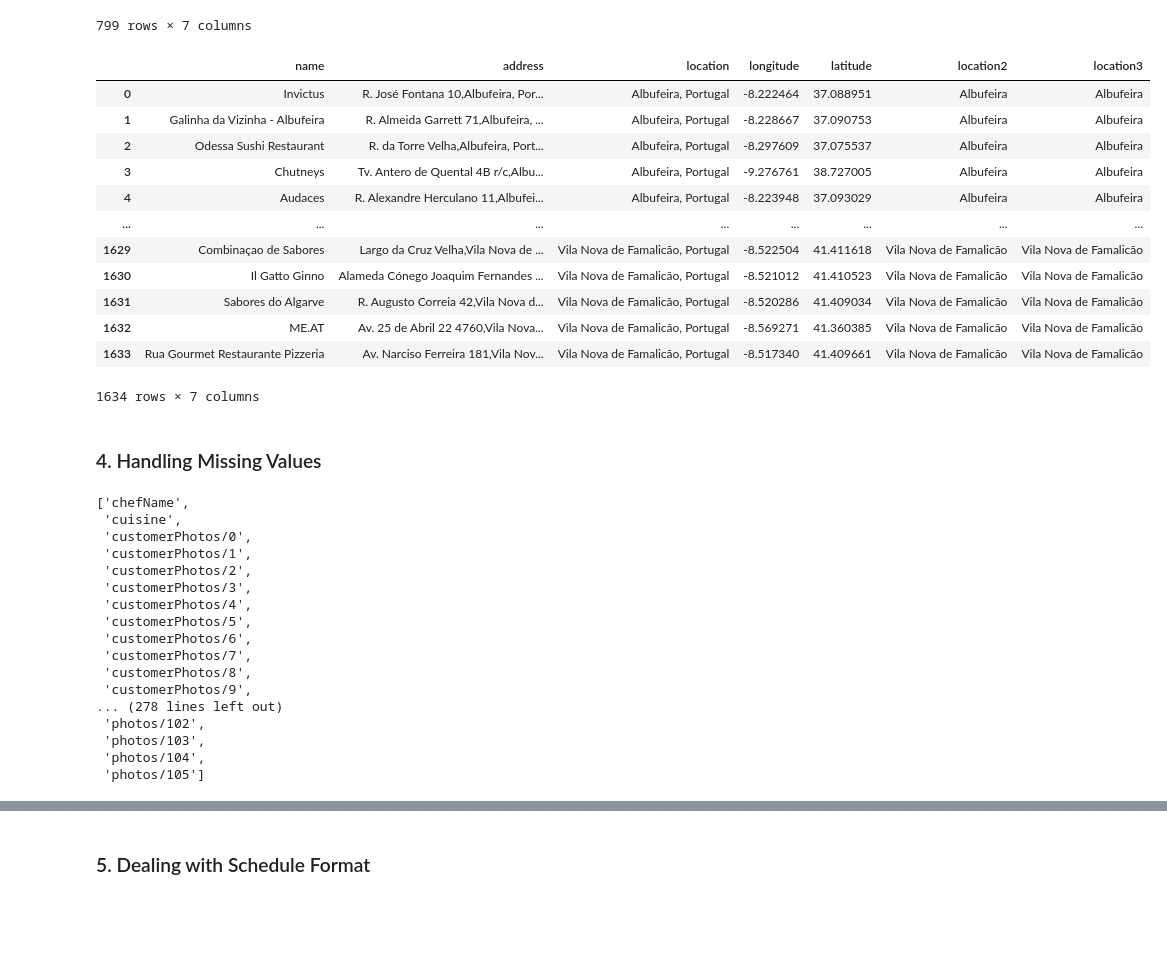
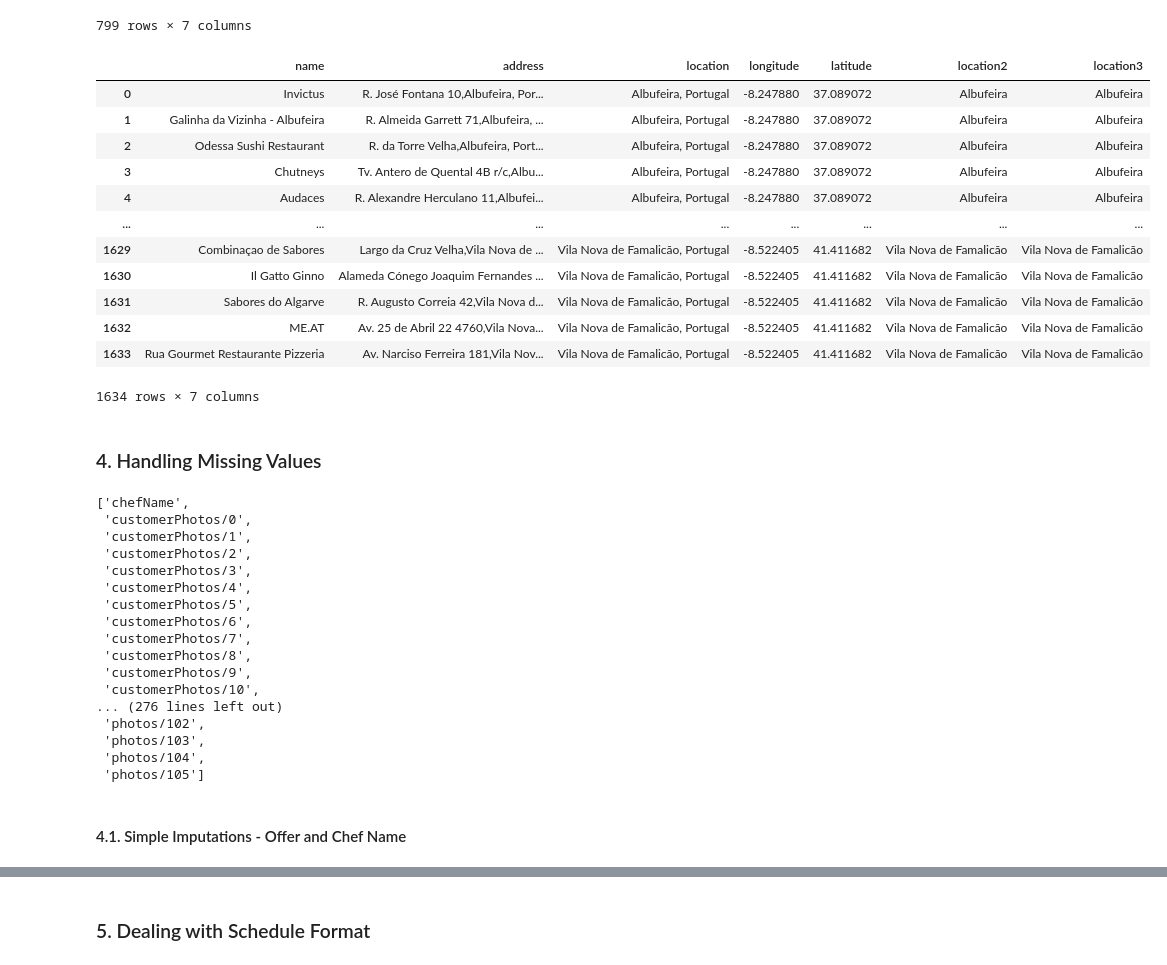
Before and after one commit to shaulleo/FlavourFlix, a Jupyter notebook: EDA1.ipynb, the cells around one changed output, grey strips where cells are left out. Saved outputs shown, nothing was run; the diff lists cells and outputs as text; code cells hidden in the pictures; blank space fills up the shorter version.

```diff
--- a/EDA1.ipynb
+++ b/EDA1.ipynb
@@ -142,19 +137,19 @@ pt_locations['address'] = pt_locations['address'].apply(preprocess_address)
 # %%
-pt_locations[['latitude', 'longitude']] = pt_locations['address'].apply(lambda x: pd.Series(find_coordinates2(x)))
+# pt_locations[['latitude', 'longitude']] = pt_locations['address'].apply(lambda x: pd.Series(find_coordinates2(x)))
-# %%
-pt_locations
-# %% [output]
-|  | name | address | location | longitude | latitude | location2 | location3 |
-| 0 | Invictus | R. José Fontana 10,Albufeira, Por... | Albufeira, Portugal | -8.222464 | 37.088951 | Albufeira | Albufeira |
-| 1 | Galinha da Vizinha - Albufeira | R. Almeida Garrett 71,Albufeira, ... | Albufeira, Portugal | -8.228667 | 37.090753 | Albufeira | Albufeira |
-| 2 | Odessa Sushi Restaurant | R. da Torre Velha,Albufeira, Port... | Albufeira, Portugal | -8.297609 | 37.075537 | Albufeira | Albufeira |
-| 3 | Chutneys | Tv. Antero de Quental 4B r/c,Albu... | Albufeira, Portugal | -9.276761 | 38.727005 | Albufeira | Albufeira |
-| 4 | Audaces | R. Alexandre Herculano 11,Albufei... | Albufeira, Portugal | -8.223948 | 37.093029 | Albufeira | Albufeira |
-| ... | ... | ... | ... | ... | ... | ... | ... |
-| 1629 | Combinaçao de Sabores | Largo da Cruz Velha,Vila Nova de ... | Vila Nova de Famalicão, Portugal | -8.522504 | 41.411618 | Vila Nova de Famalicão | Vila Nova de Famalicão |
-| 1630 | Il Gatto Ginno | Alameda Cónego Joaquim Fernandes ... | Vila Nova de Famalicão, Portugal | -8.521012 | 41.410523 | Vila Nova de Famalicão | Vila Nova de Famalicão |
-| 1631 | Sabores do Algarve | R. Augusto Correia 42,Vila Nova d... | Vila Nova de Famalicão, Portugal | -8.520286 | 41.409034 | Vila Nova de Famalicão | Vila Nova de Famalicão |
-| 1632 | ME.AT | Av. 25 de Abril 22 4760,Vila Nova... | Vila Nova de Famalicão, Portugal | -8.569271 | 41.360385 | Vila Nova de Famalicão | Vila Nova de Famalicão |
-| 1633 | Rua Gourmet Restaurante Pizzeria | Av. Narciso Ferreira 181,Vila Nov... | Vila Nova de Famalicão, Portugal | -8.517340 | 41.409661 | Vila Nova de Famalicão | Vila Nova de Famalicão |
-1634 rows × 7 columns
+# %%
+data[['address', 'latitude', 'longitude', 'location']] = pt_locations[['address', 'latitude', 'longitude', 'location2']].copy()
+# %% [output]
+|  | name | address | location | longitude | latitude | location2 | location3 |
+| 0 | Invictus | R. José Fontana 10,Albufeira, Por... | Albufeira, Portugal | -8.247880 | 37.089072 | Albufeira | Albufeira |
+| 1 | Galinha da Vizinha - Albufeira | R. Almeida Garrett 71,Albufeira, ... | Albufeira, Portugal | -8.247880 | 37.089072 | Albufeira | Albufeira |
+| 2 | Odessa Sushi Restaurant | R. da Torre Velha,Albufeira, Port... | Albufeira, Portugal | -8.247880 | 37.089072 | Albufeira | Albufeira |
+| 3 | Chutneys | Tv. Antero de Quental 4B r/c,Albu... | Albufeira, Portugal | -8.247880 | 37.089072 | Albufeira | Albufeira |
+| 4 | Audaces | R. Alexandre Herculano 11,Albufei... | Albufeira, Portugal | -8.247880 | 37.089072 | Albufeira | Albufeira |
+| ... | ... | ... | ... | ... | ... | ... | ... |
+| 1629 | Combinaçao de Sabores | Largo da Cruz Velha,Vila Nova de ... | Vila Nova de Famalicão, Portugal | -8.522405 | 41.411682 | Vila Nova de Famalicão | Vila Nova de Famalicão |
+| 1630 | Il Gatto Ginno | Alameda Cónego Joaquim Fernandes ... | Vila Nova de Famalicão, Portugal | -8.522405 | 41.411682 | Vila Nova de Famalicão | Vila Nova de Famalicão |
+| 1631 | Sabores do Algarve | R. Augusto Correia 42,Vila Nova d... | Vila Nova de Famalicão, Portugal | -8.522405 | 41.411682 | Vila Nova de Famalicão | Vila Nova de Famalicão |
+| 1632 | ME.AT | Av. 25 de Abril 22 4760,Vila Nova... | Vila Nova de Famalicão, Portugal | -8.522405 | 41.411682 | Vila Nova de Famalicão | Vila Nova de Famalicão |
+| 1633 | Rua Gourmet Restaurante Pizzeria | Av. Narciso Ferreira 181,Vila Nov... | Vila Nova de Famalicão, Portugal | -8.522405 | 41.411682 | Vila Nova de Famalicão | Vila Nova de Famalicão |
+1634 rows × 7 columns
 # %%
@@ -167,7 +162,6 @@ null_columns = null_columns[null_columns].index
 list(null_columns)
 # %% [output]
 ['chefName',
- 'cuisine',
  'customerPhotos/0',
  'customerPhotos/1',
  'customerPhotos/2',
@@ -178,11 +172,14 @@ list(null_columns)
  'customerPhotos/7',
  'customerPhotos/8',
  'customerPhotos/9',
-... (278 lines left out)
+ 'customerPhotos/10',
+... (276 lines left out)
  'photos/102',
  'photos/103',
  'photos/104',
  'photos/105']
+# %% [markdown]
+#### 4.1. Simple Imputations - Offer and Chef Name
 # %%
 data['offer'] = np.where(data['offer'].isnull(), 'No Offer', data['offer'])
 # %%
```
Also changed, not shown: parts of 30 cells of this notebook.
